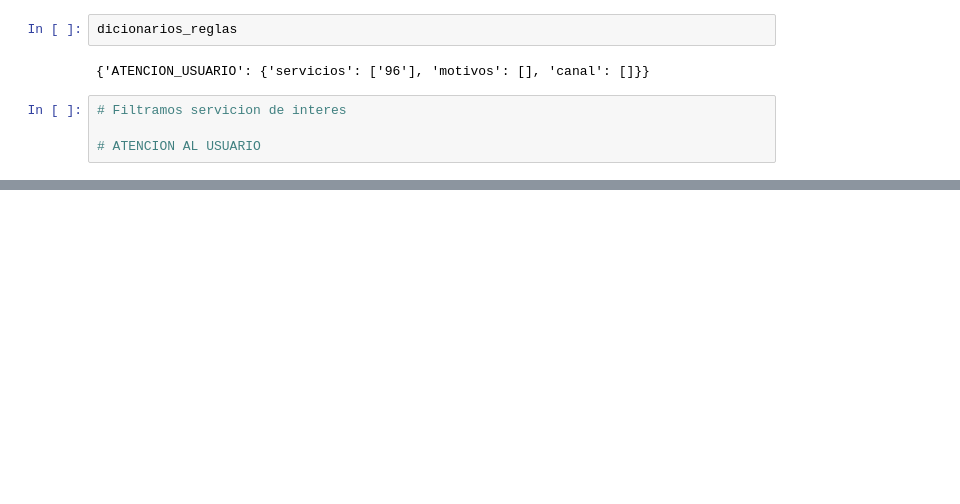
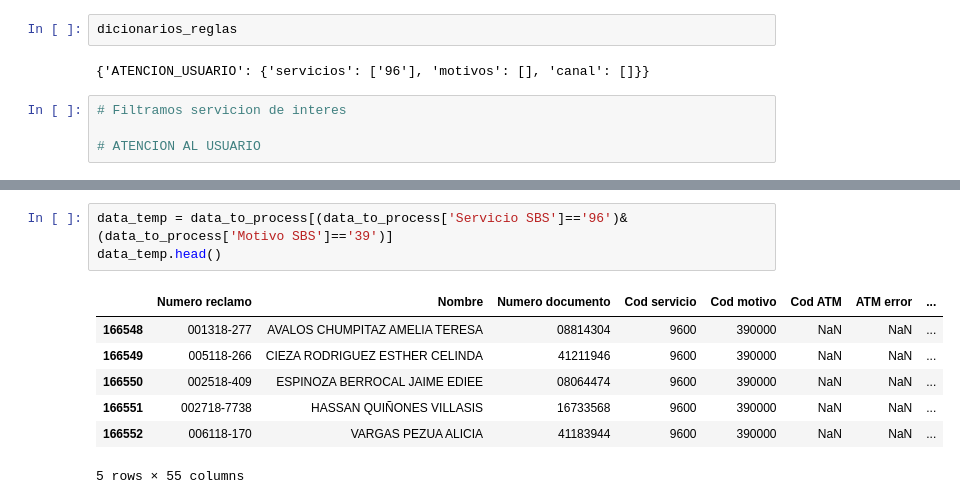
Before and after one commit to johnkbarrera/R2D2, a Jupyter notebook: BancoNacion/Computing data.ipynb, the cells around one changed output, grey strips where cells are left out. Cells and saved outputs as stored; diff of their text form; blank space fills up the shorter version.

```diff
--- a/BancoNacion/Computing data.ipynb
+++ b/BancoNacion/Computing data.ipynb
@@ -33 +52,12 @@ dicionarios_reglas
+# %%
+data_temp = data_to_process[(data_to_process['Servicio SBS']=='96')&(data_to_process['Motivo SBS']=='39')]
+data_temp.head()
+# %% [output]
+|  | Numero reclamo | Nombre | Numero documento | Cod servicio | Cod motivo | Cod ATM | ATM error | ... |
+| 166548 | 001318-277 | AVALOS CHUMPITAZ AMELIA TERESA | 08814304 | 9600 | 390000 | NaN | NaN | ... |
+| 166549 | 005118-266 | CIEZA RODRIGUEZ ESTHER CELINDA | 41211946 | 9600 | 390000 | NaN | NaN | ... |
+| 166550 | 002518-409 | ESPINOZA BERROCAL JAIME EDIEE | 08064474 | 9600 | 390000 | NaN | NaN | ... |
+| 166551 | 002718-7738 | HASSAN QUIÑONES VILLASIS | 16733568 | 9600 | 390000 | NaN | NaN | ... |
+| 166552 | 006118-170 | VARGAS PEZUA ALICIA | 41183944 | 9600 | 390000 | NaN | NaN | ... |
+5 rows × 55 columns
 # %%
```
Also changed, not shown: parts of 44 cells of this notebook, 4 other files.
